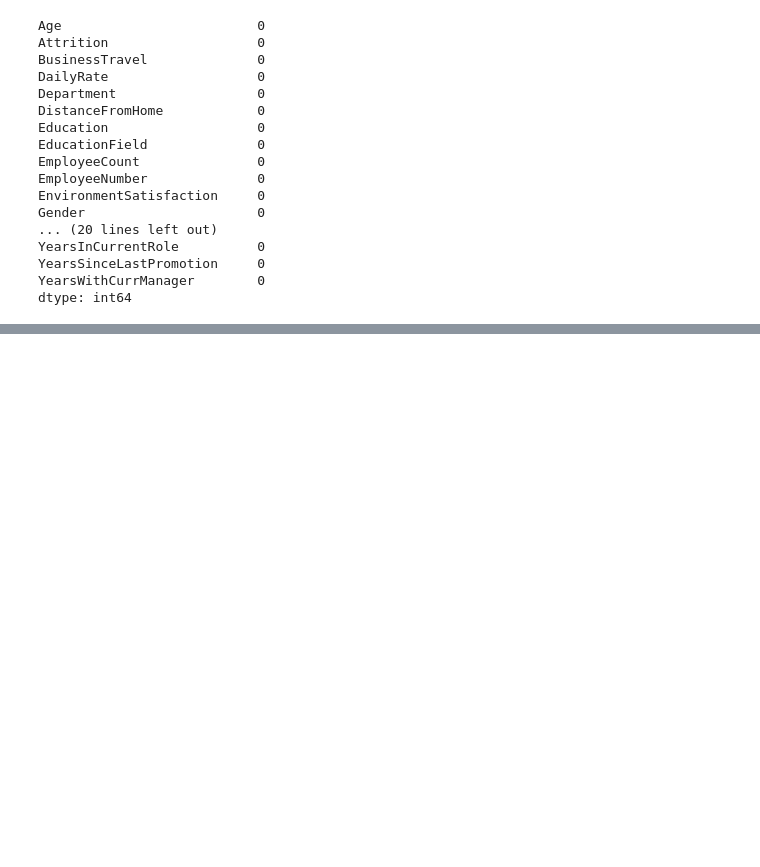
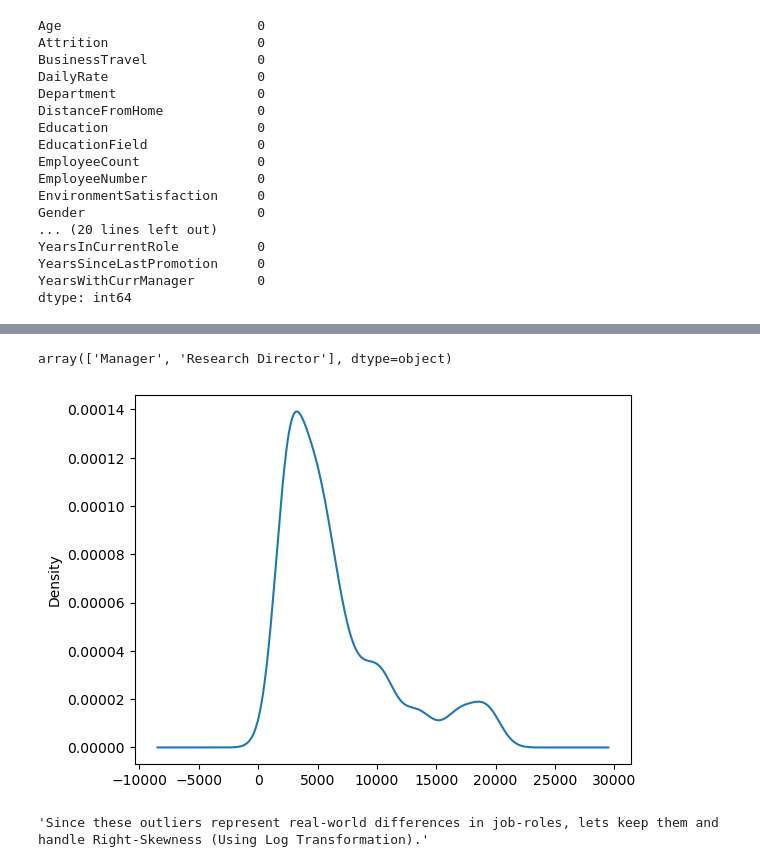
Before and after one commit to karthik4-4/Employee-attrition-prediction, a Jupyter notebook: Employee_attrition_prediction.ipynb, the cells around one changed output, grey strips where cells are left out. Cells and saved outputs as stored; diff of their text form; code cells hidden in the pictures; blank space fills up the shorter version.

```diff
--- a/Employee_attrition_prediction.ipynb
+++ b/Employee_attrition_prediction.ipynb
@@ -60,0 +136,10 @@ dtype: int64
+# %%
+q1 = np.percentile(df['MonthlyIncome'],25)
+q3 = np.percentile(df['MonthlyIncome'],75)
+iqr = q3 - q1
+lower_bound = q1-(1.5*iqr)
+upper_bound = q3+(1.5*iqr)
+
+df[(df['MonthlyIncome']<lower_bound) | (df['MonthlyIncome']>upper_bound)].JobRole.unique()
+# %% [output]
+array(['Manager', 'Research Director'], dtype=object)
@@ -60,0 +148,8 @@ dtype: int64
+# %%
+df['MonthlyIncome'].plot.density()
+plt.show()
+
+'''Since these outliers represent real-world differences in job-roles, lets keep them and handle Right-Skewness (Using Log Transformation).'''
+# %% [output]
+[figure, added]
+'Since these outliers represent real-world differences in job-roles, lets keep them and handle Right-Skewness (Using Log Transformation).'
```
Also changed, not shown: parts of 22 cells of this notebook.
